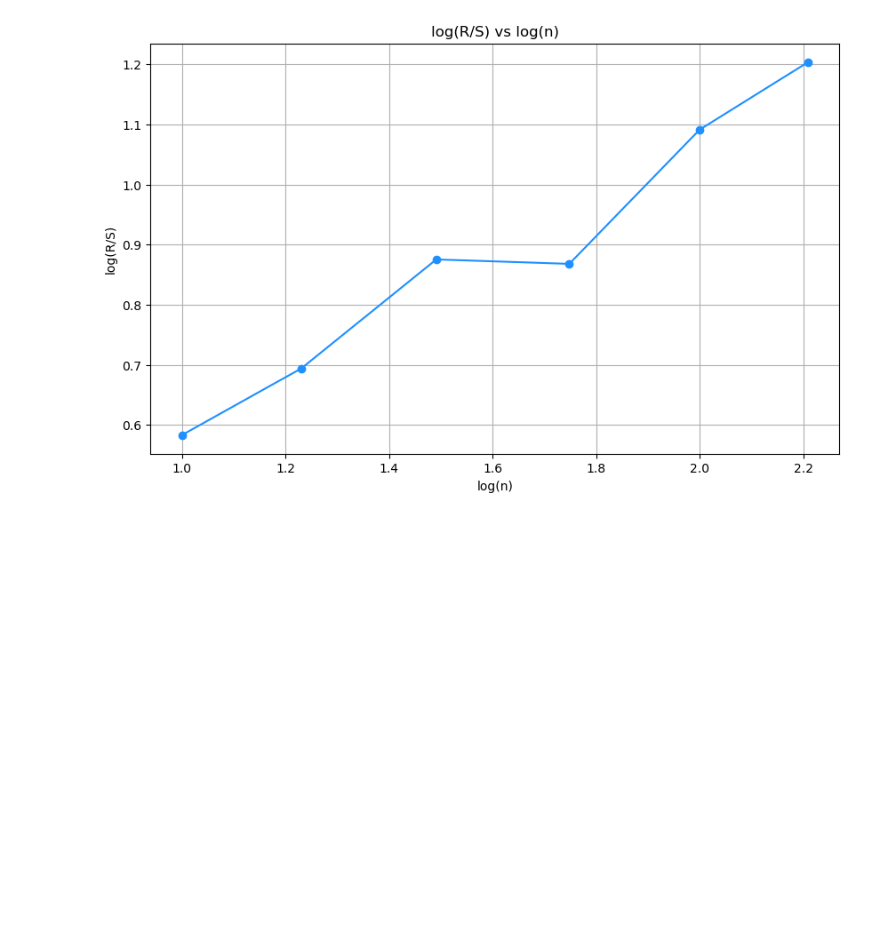
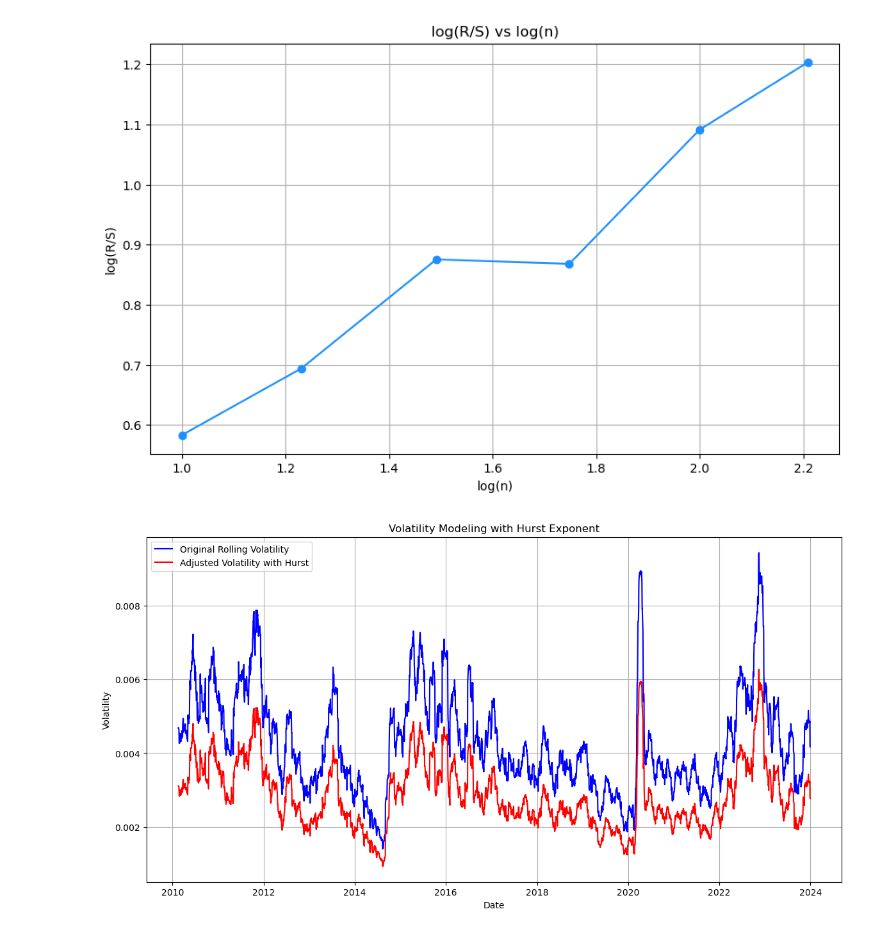
Before and after one commit to RayxChen/QuantResearch, a Jupyter notebook: miscellaneous/HurstSuperDiffusion.ipynb, the cells around one changed output. Saved outputs shown, nothing was run; the diff lists cells and outputs as text; code cells hidden in the pictures; blank space fills up the shorter version.

Commit message:
HurstSuperDiffusion

```diff
--- a/miscellaneous/HurstSuperDiffusion.ipynb
+++ b/miscellaneous/HurstSuperDiffusion.ipynb
@@ -79,8 +77,8 @@ int(len(dxy) - 10**3.5) // 252 # latest valid linear relation of log log
 # %% [output]
 12
 # %%
-H, c, hurst_data = compute_hurst(dxy, '2012-01-01', '2024-08-24')
-freq_check(hurst_data)
+cur_H, cur_c, cur_hurst_data = compute_hurst(dxy, '2012-01-01', '2024-08-24')
+freq_check(cur_hurst_data)
 # %% [output]
 [figure]
 # %%
@@ -99,3 +98,41 @@ H, c, hurst_data = compute_hurst(dxy, '2024-01-01', '2024-08-24')
 freq_check(hurst_data)
 # %% [output]
 [figure]
+# %%
+def model_volatility_with_hurst(log_returns, H, c, hurst_data, window=30):
+    # Calculate rolling volatility (standard deviation) over the specified window
+    rolling_volatility = log_returns.rolling(window=window).std()
+
+    # Adjust the volatility using the Hurst exponent
+    if H > 0.5:
+        # Increase volatility for persistent behavior
+        adjusted_volatility = rolling_volatility * (H * c)
+    elif H < 0.5:
+        # Decrease volatility for anti-persistent behavior
+        adjusted_volatility = rolling_volatility * (1 - H)
+    else:
+        # No adjustment for random walk
+        adjusted_volatility = rolling_volatility
+
+    # Plot the original vs adjusted volatility
+    plt.figure(figsize=(14, 7))
+    plt.plot(rolling_volatility, label='Original Rolling Volatility', color='blue')
+    plt.plot(adjusted_volatility, label='Adjusted Volatility with Hurst', color='red')
+    plt.title('Volatility Modeling with Hurst Exponent')
+    plt.xlabel('Date')
+    plt.ylabel('Volatility')
+    plt.legend()
+    plt.grid(True)
+    plt.show()
+
+    return adjusted_volatility
+# %%
+# Calculate log returns for the same period
+data_filtered = dxy.loc['2010-01-01':'2024-01-01']
+log_returns = np.log(data_filtered['Adj Close'].resample('1d').last().dropna() /
+                     data_filtered['Adj Close'].resample('1d').last().dropna().shift(1)).dropna()
+
+# Model the volatility using the computed Hurst exponent
+adjusted_volatility = model_volatility_with_hurst(log_returns, cur_H, cur_c, cur_hurst_data)
+# %% [output]
+[figure, added]
```
Also changed, not shown: parts of 5 cells of this notebook.
